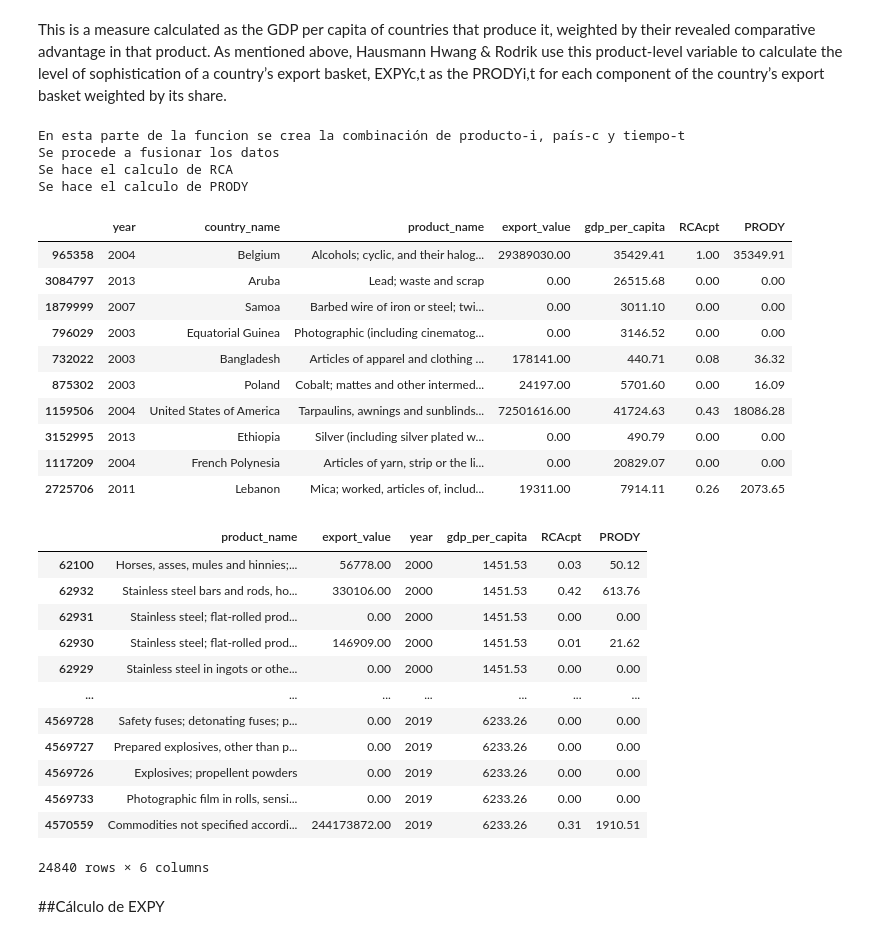
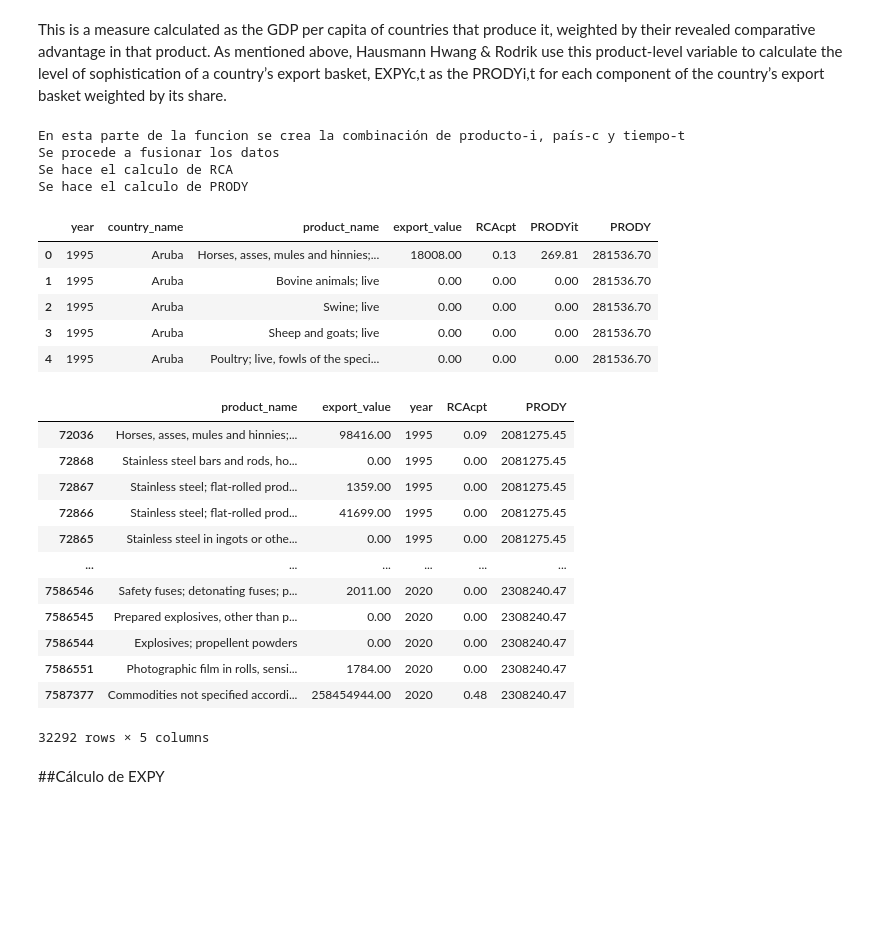
Before and after one commit to descandon88/Ecuador-Growth-data-set, a Jupyter notebook: funciones/expy.ipynb, the cells around one changed output. Drawn from its saved outputs; the diff is of its cells as text; code cells hidden in the pictures; blank space fills up the shorter version.

```diff
--- a/funciones/expy.ipynb
+++ b/funciones/expy.ipynb
@@ -441,7 +448,7 @@ capita of countries that produce it, weighted by their revealed comparative adva
 that product. As mentioned above, Hausmann Hwang & Rodrik use this product-level variable to calculate the level of sophistication of a country’s export basket, EXPYc,t as
 the PRODYi,t for each component of the country’s export basket weighted by its share.
 # %%
-def calc_prody(data,pais_col,prod_col,anio_col,export_col, gdp_per_capita_col):
+def calc_prody(data,pais_col,prod_col,anio_col,export_col):
 
     """
       Función que calcula el valor de Prody
@@ -457,7 +464,8 @@ def calc_prody(data,pais_col,prod_col,anio_col,export_col, gdp_per_capita_col):
     df_prody = pd.DataFrame(list(product(data[anio_col].unique(),data[pais_col].unique(),data[prod_col].unique())))
     df_prody.columns=[anio_col,pais_col,prod_col]
     print('Se procede a fusionar los datos')
-    df_prody = pd.merge(df_prody,data[[anio_col,pais_col,prod_col,export_col,gdp_per_capita_col]],how='left',on=[anio_col,pais_col,prod_col])
+    # df_prody = pd.merge(df_prody,data[[anio_col,pais_col,prod_col,export_col,gdp_per_capita_col]],how='left',on=[anio_col,pais_col,prod_col])
+    df_prody = pd.merge(df_prody,data[[anio_col,pais_col,prod_col,export_col]],how='left',on=[anio_col,pais_col,prod_col])
     df_prody.loc[df_prody[export_col].isnull(),export_col] = 0
 
     print('Se hace el calculo de RCA')
@@ -467,7 +475,9 @@ def calc_prody(data,pais_col,prod_col,anio_col,export_col, gdp_per_capita_col):
     df_prody['Xpt'] = df_prody.groupby([prod_col, anio_col])[export_col].transform(sum)
     df_prody['Xt'] = df_prody.groupby([anio_col])[export_col].transform('sum')
     # df_prody['Yc'] = df_prody.groupby([pais_col, anio_col])[gdp_per_capita_col]
-    df_prody['Yc'] = df_prody[gdp_per_capita_col]
+    # df_prody['Yc'] = df_prody[gdp_per_capita_col]
+    df_prody['Yc'] = pd.Series([2000 for x in range(len(df_prody.index))])
+
     # yc_value = data.groupby(anio_col)[]
     # df_xval = data.groupby(export_col).transform('sum')
     df_prody['RCAcpt'] = (df_prody['Xcpt']/df_prody['Xct'])/(df_prody['Xpt']/df_prody['Xt']) #--> ecuación de las RCA
@@ -476,8 +486,8 @@ def calc_prody(data,pais_col,prod_col,anio_col,export_col, gdp_per_capita_col):
     print('Se hace el calculo de PRODY')
 
     # df_prody['PRODY'] = ((df_prody['Xcpt']/df_prody['Xct'])/(df_prody['Xpt']/df_prody['Xt']))*df_prody['Yc']
-    df_prody['PRODY']= df_prody['RCAcpt']*df_prody['Yc']
-
+    df_prody['PRODYit'] = df_prody['RCAcpt']*df_prody['Yc']
+    df_prody['PRODY']   = df_prody.groupby([pais_col,anio_col])[['PRODYit']].transform('sum')
     #retiro las propiedadades del dataframe
     df_prody.drop(['Xcpt','Xct','Xpt','Xt','Yc'],axis=1,inplace=True,errors='ignore')
 
@@ -506,38 +496,35 @@ def calc_prody(data,pais_col,prod_col,anio_col,export_col, gdp_per_capita_col):
 # %%
-df_prody = calc_prody(data=df_merge,pais_col='country_name',prod_col='product_name',anio_col='year',export_col='export_value',gdp_per_capita_col='gdp_per_capita').copy()
-df_prody.sample(n=10)
+# df_prody = calc_prody(data=df_merge,pais_col='country_name',prod_col='product_name',anio_col='year',export_col='export_value',gdp_per_capita_col='gdp_per_capita').copy()
+df_prody = calc_prody(data=df_rca,pais_col='country_name',prod_col='product_name',anio_col='year',export_col='export_value').copy()
+# df_prody.sample(n=10)
+df_prody.head()
 # %% [output]
 En esta parte de la funcion se crea la combinación de producto-i, país-c y tiempo-t
 Se procede a fusionar los datos
 Se hace el calculo de RCA
 Se hace el calculo de PRODY
-|  | year | country_name | product_name | export_value | gdp_per_capita | RCAcpt | PRODY |
-| 965358 | 2004 | Belgium | Alcohols; cyclic, and their halog... | 29389030.00 | 35429.41 | 1.00 | 35349.91 |
-| 3084797 | 2013 | Aruba | Lead; waste and scrap | 0.00 | 26515.68 | 0.00 | 0.00 |
-| 1879999 | 2007 | Samoa | Barbed wire of iron or steel; twi... | 0.00 | 3011.10 | 0.00 | 0.00 |
-| 796029 | 2003 | Equatorial Guinea | Photographic (including cinematog... | 0.00 | 3146.52 | 0.00 | 0.00 |
-| 732022 | 2003 | Bangladesh | Articles of apparel and clothing ... | 178141.00 | 440.71 | 0.08 | 36.32 |
-| 875302 | 2003 | Poland | Cobalt; mattes and other intermed... | 24197.00 | 5701.60 | 0.00 | 16.09 |
-| 1159506 | 2004 | United States of America | Tarpaulins, awnings and sunblinds... | 72501616.00 | 41724.63 | 0.43 | 18086.28 |
-| 3152995 | 2013 | Ethiopia | Silver (including silver plated w... | 0.00 | 490.79 | 0.00 | 0.00 |
-| 1117209 | 2004 | French Polynesia | Articles of yarn, strip or the li... | 0.00 | 20829.07 | 0.00 | 0.00 |
-| 2725706 | 2011 | Lebanon | Mica; worked, articles of, includ... | 19311.00 | 7914.11 | 0.26 | 2073.65 |
+|  | year | country_name | product_name | export_value | RCAcpt | PRODYit | PRODY |
+| 0 | 1995 | Aruba | Horses, asses, mules and hinnies;... | 18008.00 | 0.13 | 269.81 | 281536.70 |
+| 1 | 1995 | Aruba | Bovine animals; live | 0.00 | 0.00 | 0.00 | 281536.70 |
+| 2 | 1995 | Aruba | Swine; live | 0.00 | 0.00 | 0.00 | 281536.70 |
+| 3 | 1995 | Aruba | Sheep and goats; live | 0.00 | 0.00 | 0.00 | 281536.70 |
+| 4 | 1995 | Aruba | Poultry; live, fowls of the speci... | 0.00 | 0.00 | 0.00 | 281536.70 |
 # %%
-df_prody[ (df_prody['country_name']=='Ecuador')].sort_values(by=['year'],ascending=True)[['product_name','export_value','year','gdp_per_capita','RCAcpt','PRODY']].copy()
+df_prody[ (df_prody['country_name']=='Ecuador')].sort_values(by=['year'],ascending=True)[['product_name','export_value','year','RCAcpt','PRODY']].copy()
 # %% [output]
-|  | product_name | export_value | year | gdp_per_capita | RCAcpt | PRODY |
-| 62100 | Horses, asses, mules and hinnies;... | 56778.00 | 2000 | 1451.53 | 0.03 | 50.12 |
-| 62932 | Stainless steel bars and rods, ho... | 330106.00 | 2000 | 1451.53 | 0.42 | 613.76 |
-| 62931 | Stainless steel; flat-rolled prod... | 0.00 | 2000 | 1451.53 | 0.00 | 0.00 |
-| 62930 | Stainless steel; flat-rolled prod... | 146909.00 | 2000 | 1451.53 | 0.01 | 21.62 |
-| 62929 | Stainless steel in ingots or othe... | 0.00 | 2000 | 1451.53 | 0.00 | 0.00 |
-| ... | ... | ... | ... | ... | ... | ... |
-| 4569728 | Safety fuses; detonating fuses; p... | 0.00 | 2019 | 6233.26 | 0.00 | 0.00 |
-| 4569727 | Prepared explosives, other than p... | 0.00 | 2019 | 6233.26 | 0.00 | 0.00 |
-| 4569726 | Explosives; propellent powders | 0.00 | 2019 | 6233.26 | 0.00 | 0.00 |
-| 4569733 | Photographic film in rolls, sensi... | 0.00 | 2019 | 6233.26 | 0.00 | 0.00 |
-| 4570559 | Commodities not specified accordi... | 244173872.00 | 2019 | 6233.26 | 0.31 | 1910.51 |
+|  | product_name | export_value | year | RCAcpt | PRODY |
+| 72036 | Horses, asses, mules and hinnies;... | 98416.00 | 1995 | 0.09 | 2081275.45 |
+| 72868 | Stainless steel bars and rods, ho... | 0.00 | 1995 | 0.00 | 2081275.45 |
+| 72867 | Stainless steel; flat-rolled prod... | 1359.00 | 1995 | 0.00 | 2081275.45 |
+| 72866 | Stainless steel; flat-rolled prod... | 41699.00 | 1995 | 0.00 | 2081275.45 |
+| 72865 | Stainless steel in ingots or othe... | 0.00 | 1995 | 0.00 | 2081275.45 |
+| ... | ... | ... | ... | ... | ... |
+| 7586546 | Safety fuses; detonating fuses; p... | 2011.00 | 2020 | 0.00 | 2308240.47 |
+| 7586545 | Prepared explosives, other than p... | 0.00 | 2020 | 0.00 | 2308240.47 |
+| 7586544 | Explosives; propellent powders | 0.00 | 2020 | 0.00 | 2308240.47 |
+| 7586551 | Photographic film in rolls, sensi... | 1784.00 | 2020 | 0.00 | 2308240.47 |
+| 7587377 | Commodities not specified accordi... | 258454944.00 | 2020 | 0.48 | 2308240.47 |
-24840 rows × 6 columns
+32292 rows × 5 columns
 # %% [markdown]
 ##Cálculo de EXPY
 # %% [markdown]
```
Also changed, not shown: parts of 12 cells of this notebook.
